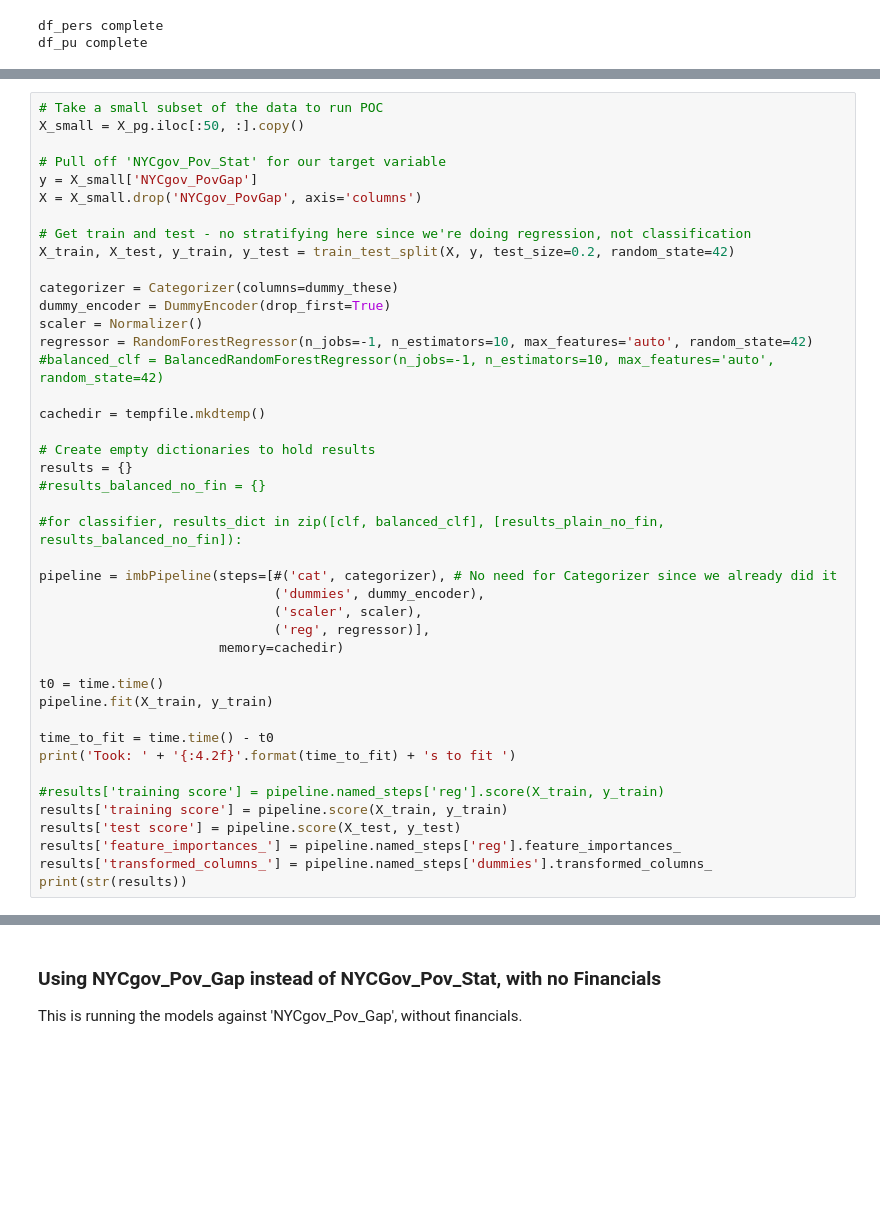
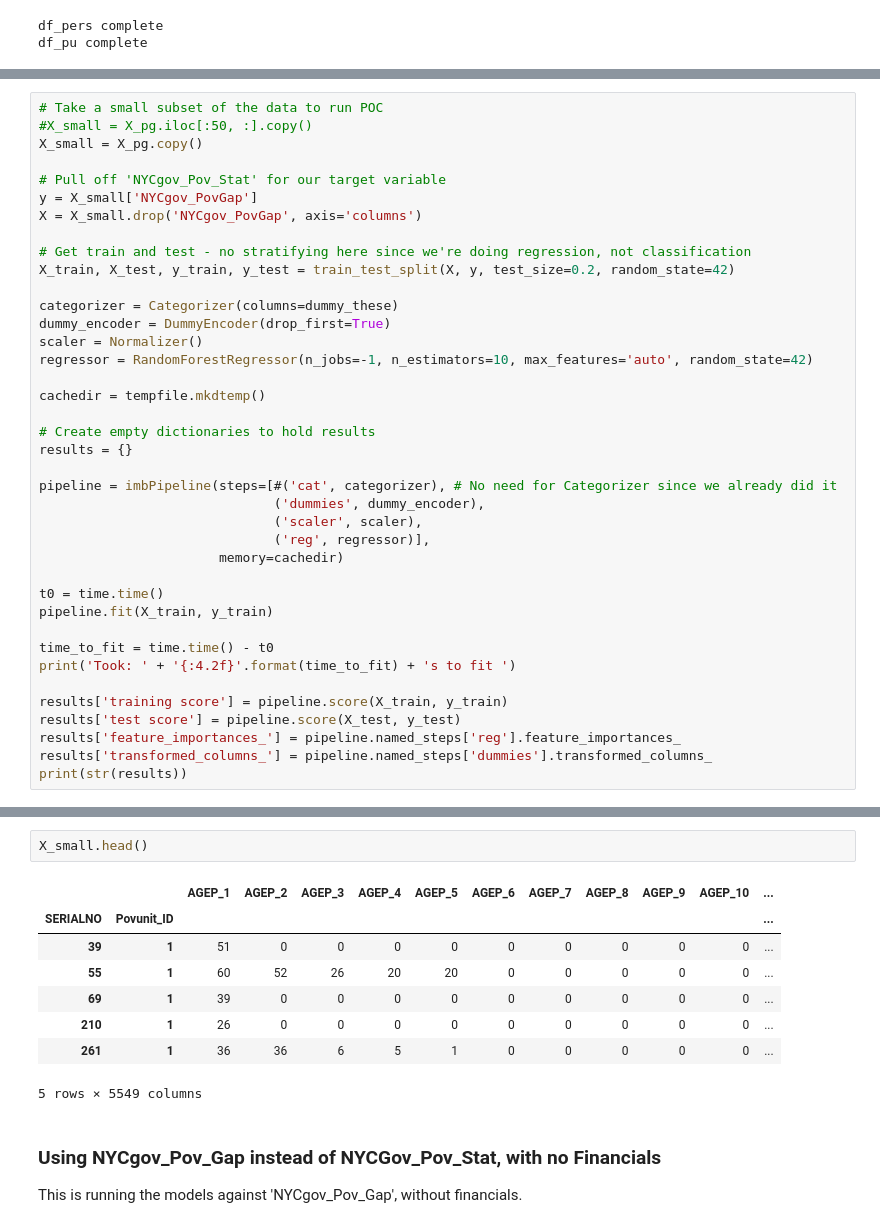
Before and after one commit to c74p/Capstone-NYCPoverty, a Jupyter notebook: Capstone Project 1 - Poverty/Models.ipynb, the cells around one changed output, grey strips where cells are left out. Saved outputs shown, nothing was run; the diff lists cells and outputs as text; blank space fills up the shorter version.

```diff
--- a/Capstone Project 1 - Poverty/Models.ipynb
+++ b/Capstone Project 1 - Poverty/Models.ipynb
@@ -1509,6 +1819,7 @@ df_pu complete
 # %%
 # Take a small subset of the data to run POC
-X_small = X_pg.iloc[:50, :].copy()
+#X_small = X_pg.iloc[:50, :].copy()
+X_small = X_pg.copy()
 
 # Pull off 'NYCgov_Pov_Stat' for our target variable
 y = X_small['NYCgov_PovGap']
@@ -1521,15 +1832,11 @@ categorizer = Categorizer(columns=dummy_these)
 dummy_encoder = DummyEncoder(drop_first=True)
 scaler = Normalizer()
 regressor = RandomForestRegressor(n_jobs=-1, n_estimators=10, max_features='auto', random_state=42)
-#balanced_clf = BalancedRandomForestRegressor(n_jobs=-1, n_estimators=10, max_features='auto', random_state=42)
 
 cachedir = tempfile.mkdtemp()
 
 # Create empty dictionaries to hold results
 results = {}
-#results_balanced_no_fin = {}
-
-#for classifier, results_dict in zip([clf, balanced_clf], [results_plain_no_fin, results_balanced_no_fin]):
 
 pipeline = imbPipeline(steps=[#('cat', categorizer), # No need for Categorizer since we already did it
                               ('dummies', dummy_encoder),
@@ -1543,7 +1850,6 @@ pipeline.fit(X_train, y_train)
 time_to_fit = time.time() - t0
 print('Took: ' + '{:4.2f}'.format(time_to_fit) + 's to fit ')
 
-#results['training score'] = pipeline.named_steps['reg'].score(X_train, y_train)
 results['training score'] = pipeline.score(X_train, y_train)
 results['test score'] = pipeline.score(X_test, y_test)
 results['feature_importances_'] = pipeline.named_steps['reg'].feature_importances_
@@ -1562,3 +1902,14 @@ Took: 13.39s to fit
+# %%
+X_small.head()
+# %% [output]
+|  |  | AGEP_1 | AGEP_2 | AGEP_3 | AGEP_4 | AGEP_5 | AGEP_6 | AGEP_7 | AGEP_8 | AGEP_9 | AGEP_10 | ... |
+| SERIALNO | Povunit_ID |  |  |  |  |  |  |  |  |  |  | ... |
+| 39 | 1 | 51 | 0 | 0 | 0 | 0 | 0 | 0 | 0 | 0 | 0 | ... |
+| 55 | 1 | 60 | 52 | 26 | 20 | 20 | 0 | 0 | 0 | 0 | 0 | ... |
+| 69 | 1 | 39 | 0 | 0 | 0 | 0 | 0 | 0 | 0 | 0 | 0 | ... |
+| 210 | 1 | 26 | 0 | 0 | 0 | 0 | 0 | 0 | 0 | 0 | 0 | ... |
+| 261 | 1 | 36 | 36 | 6 | 5 | 1 | 0 | 0 | 0 | 0 | 0 | ... |
+5 rows × 5549 columns
 # %% [markdown]
 ### Using NYCgov_Pov_Gap instead of NYCGov_Pov_Stat, with no Financials
 This is running the models against 'NYCgov_Pov_Gap', without financials.
```
Also changed, not shown: parts of 34 cells of this notebook, 3 other files.
